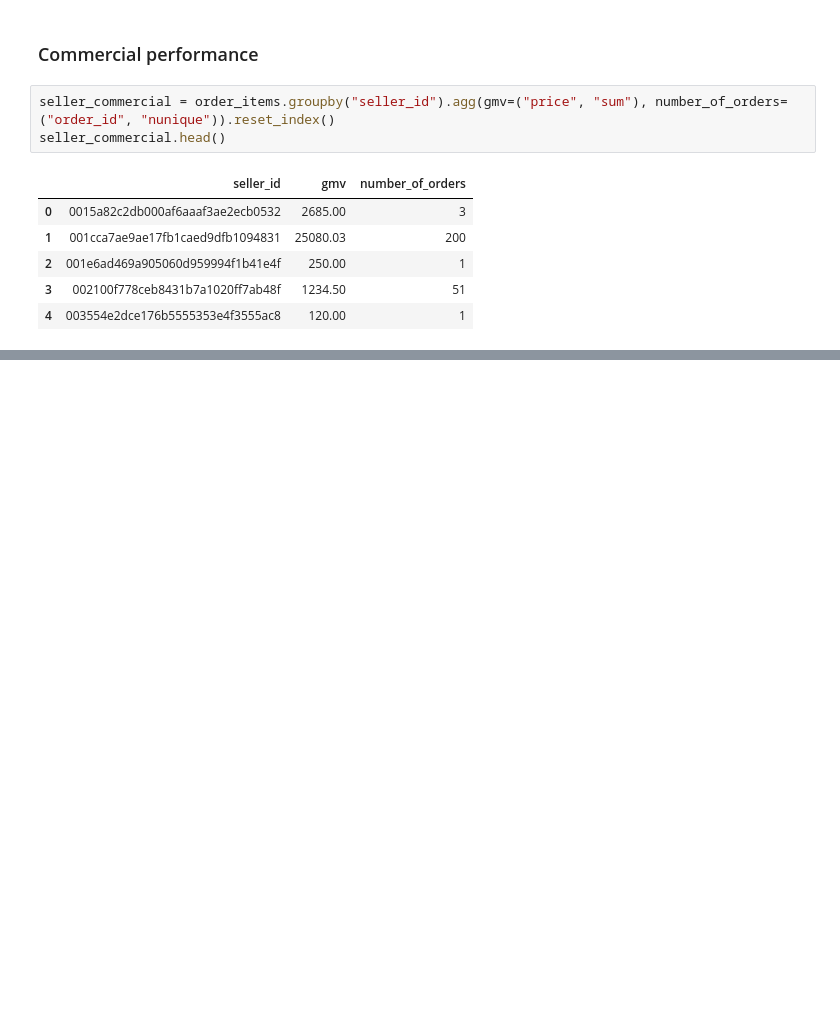
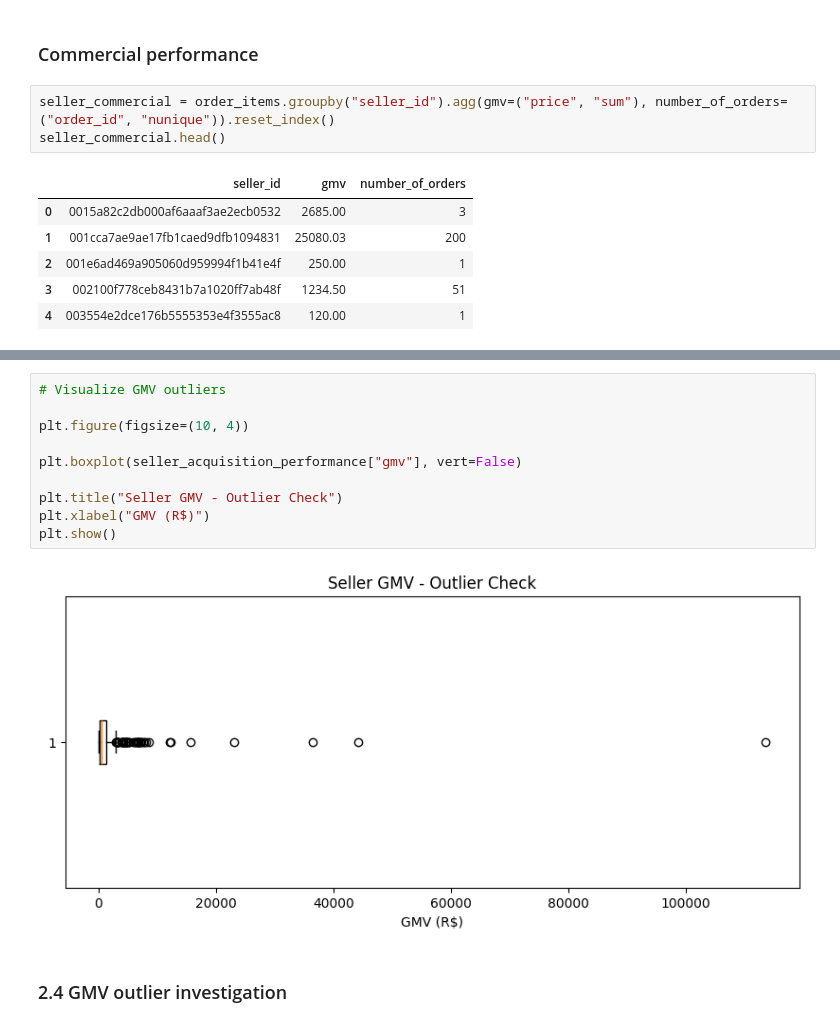
Before and after one commit to estefaniabarrosa/olist-end-to-end-data-analytics, a Jupyter notebook: notebooks/02_eda_business_analysis.ipynb, the cells around one changed output, grey strips where cells are left out. Cells and saved outputs as stored; diff of their text form; blank space fills up the shorter version.

```diff
--- a/notebooks/02_eda_business_analysis.ipynb
+++ b/notebooks/02_eda_business_analysis.ipynb
@@ -195,0 +353,14 @@ seller_commercial.head()
+# %%
+# Visualize GMV outliers
+
+plt.figure(figsize=(10, 4))
+
+plt.boxplot(seller_acquisition_performance["gmv"], vert=False)
+
+plt.title("Seller GMV - Outlier Check")
+plt.xlabel("GMV (R$)")
+plt.show()
+# %% [output]
+[figure, added]
+# %% [markdown]
+### 2.4 GMV outlier investigation
```
Also changed, not shown: parts of 64 cells of this notebook, 1 other file.
